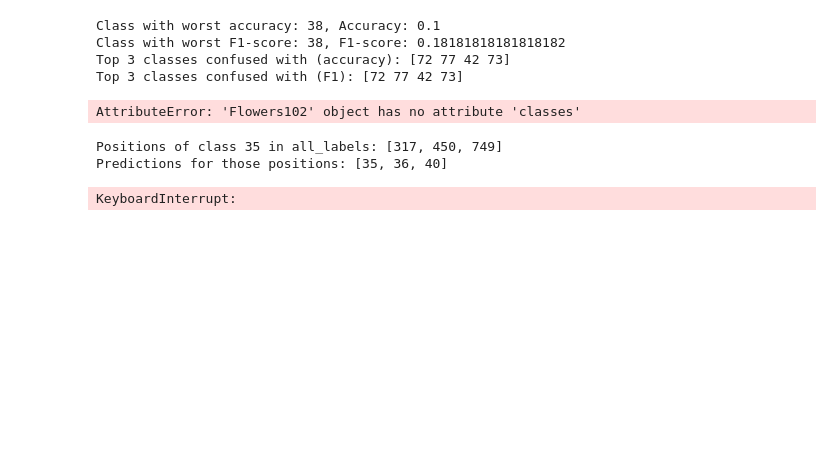
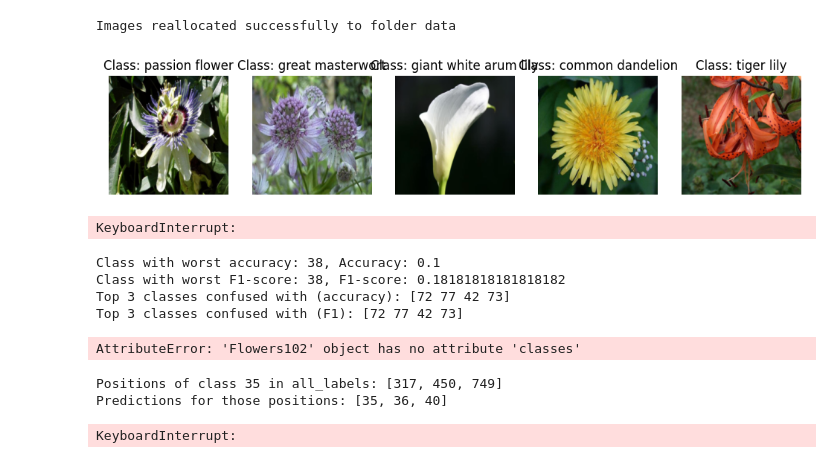
Before and after one commit to ontenkutsenko/AML_course, a Jupyter notebook: Project/Classification model train.ipynb, the cells around one changed output. Saved outputs shown, nothing was run; the diff lists cells and outputs as text; code cells hidden in the pictures; blank space fills up the shorter version.

```diff
--- a/Project/Classification model train.ipynb
+++ b/Project/Classification model train.ipynb
@@ -172,0 +21,31 @@ Val: Epoch [3/3], n\Loss: 0.5182, n\Accuracy: 87.8431
+# %%
+# Define paths
+data_path = 'flower102'
+images_path = os.path.join(data_path, 'images')
+output_path = 'data'
+
+data_reallocation(data_path,
+                  images_path,
+                  output_path)
+
+train_dataset, val_dataset, test_dataset = create_datasets(output_path, batch_size=32)
+
+train_loader = DataLoader(train_dataset, batch_size=32, shuffle=True)
+val_loader = DataLoader(val_dataset, batch_size=32, shuffle=False)
+test_loader = DataLoader(test_dataset, batch_size=32, shuffle=False)
+# %% [output]
+Images reallocated successfully to folder data
+# %%
+# plot 4 images from data
+swapped_dict = {value: key for key, value in train_dataset.class_to_idx.items()}
+fig, axes = plt.subplots(1, 5, figsize=(12, 3))
+for ax in axes:
+    picture_number = random.randint(0, len(train_dataset))
+    image = train_dataset[picture_number][0].permute(1, 2, 0)
+    #unnormalize
+    image = image * torch.tensor([0.229, 0.224, 0.225]) + torch.tensor([0.485, 0.456, 0.406])
+    ax.imshow(image)
+    ax.set_title(f"Class: {swapped_dict[train_dataset[picture_number][1]]}")
+    ax.axis('off')
+# %% [output]
+[figure, added]
@@ -172,0 +61,13 @@ Val: Epoch [3/3], n\Loss: 0.5182, n\Accuracy: 87.8431
+# %%
+train(train_loader,
+      val_loader,
+      model = model,
+      num_epochs=num_epochs,
+      device = device,
+      criterion=criterion,
+      optimizer=optimizer,
+      lr=lr,
+      path_to_save_model=path_to_save_model,
+      num_classes=num_classes)
+# %% [output]
+KeyboardInterrupt:
```
Also changed, not shown: parts of 6 cells of this notebook, 7 other files.
